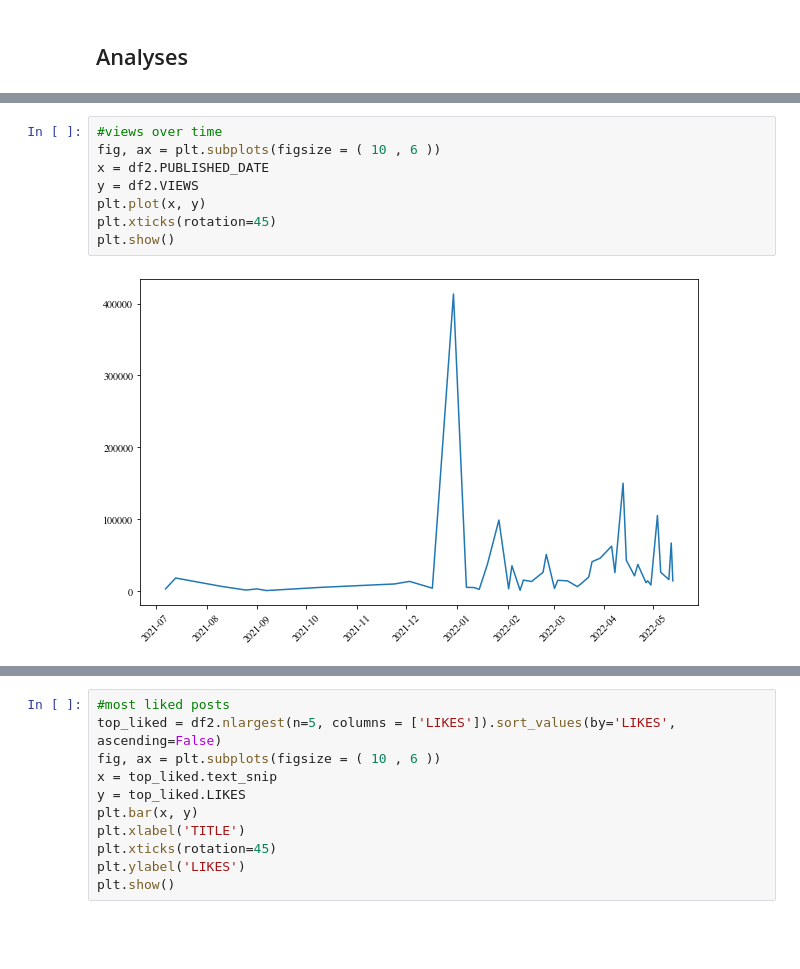
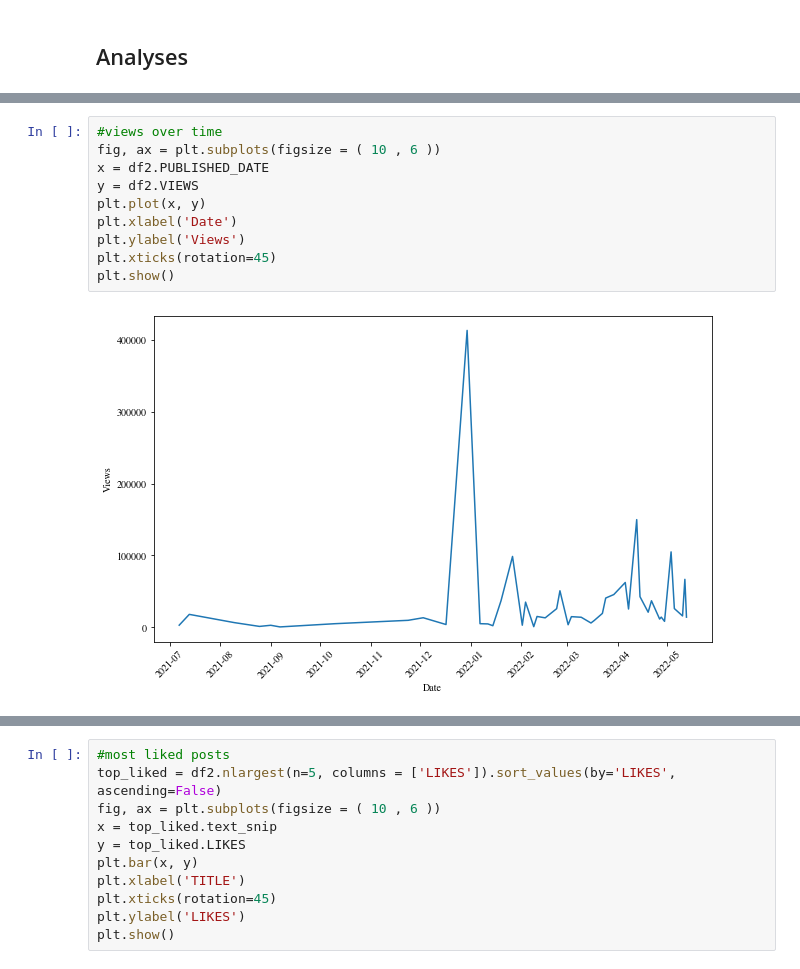
Before and after one commit to mhlieu/LinkedIn-post-analysis, a Jupyter notebook: Post_stats.ipynb, the cells around one changed output, grey strips where cells are left out. Saved outputs shown, nothing was run; the diff lists cells and outputs as text; blank space fills up the shorter version.

```diff
--- a/Post_stats.ipynb
+++ b/Post_stats.ipynb
@@ -240,13 +240,15 @@ describe(df_update[['VIEWS', 'LIKES', 'COMMENTS']])
 # %%
 #views over time
 fig, ax = plt.subplots(figsize = ( 10 , 6 ))
 x = df2.PUBLISHED_DATE
 y = df2.VIEWS
 plt.plot(x, y)
+plt.xlabel('Date')
+plt.ylabel('Views')
 plt.xticks(rotation=45)
 plt.show()
 # %% [output]
-[figure, old version]
+[figure, new version]
 # %%
 #ALL views over time (including for viral post)
 fig, ax = plt.subplots(figsize = ( 10 , 6 ))
```
Also changed, not shown: parts of 14 cells of this notebook, 12 other files.
